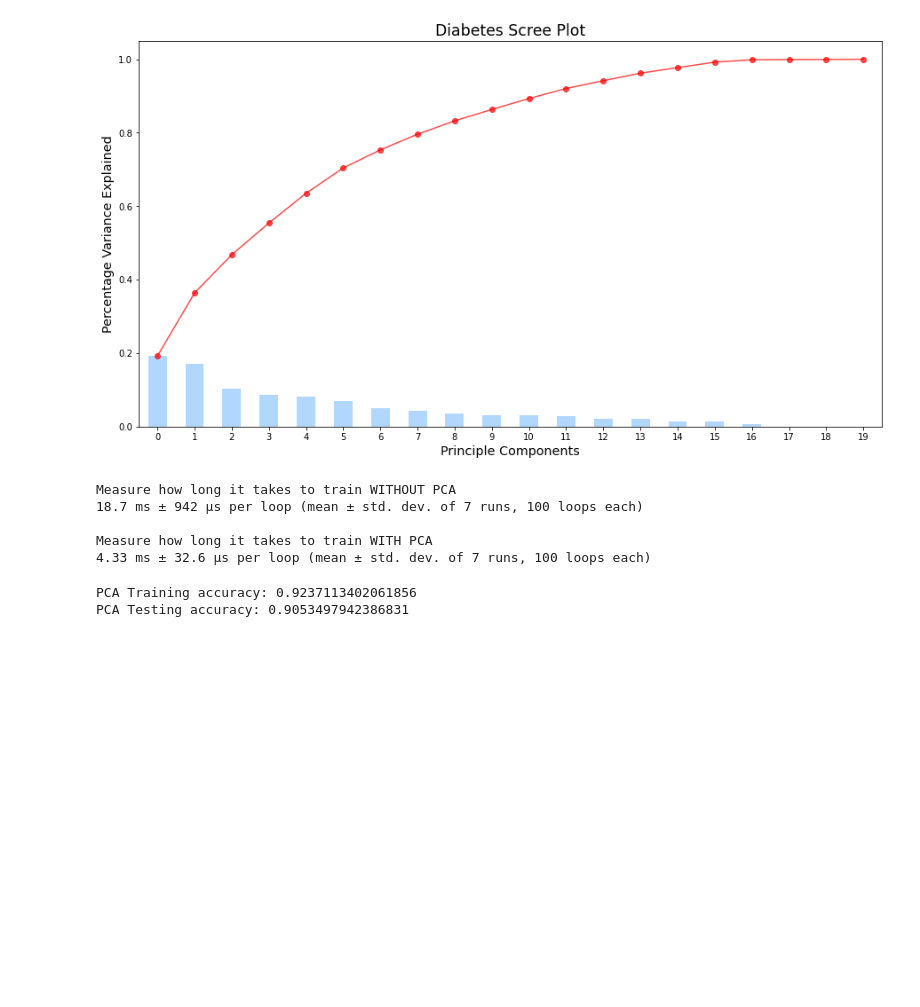
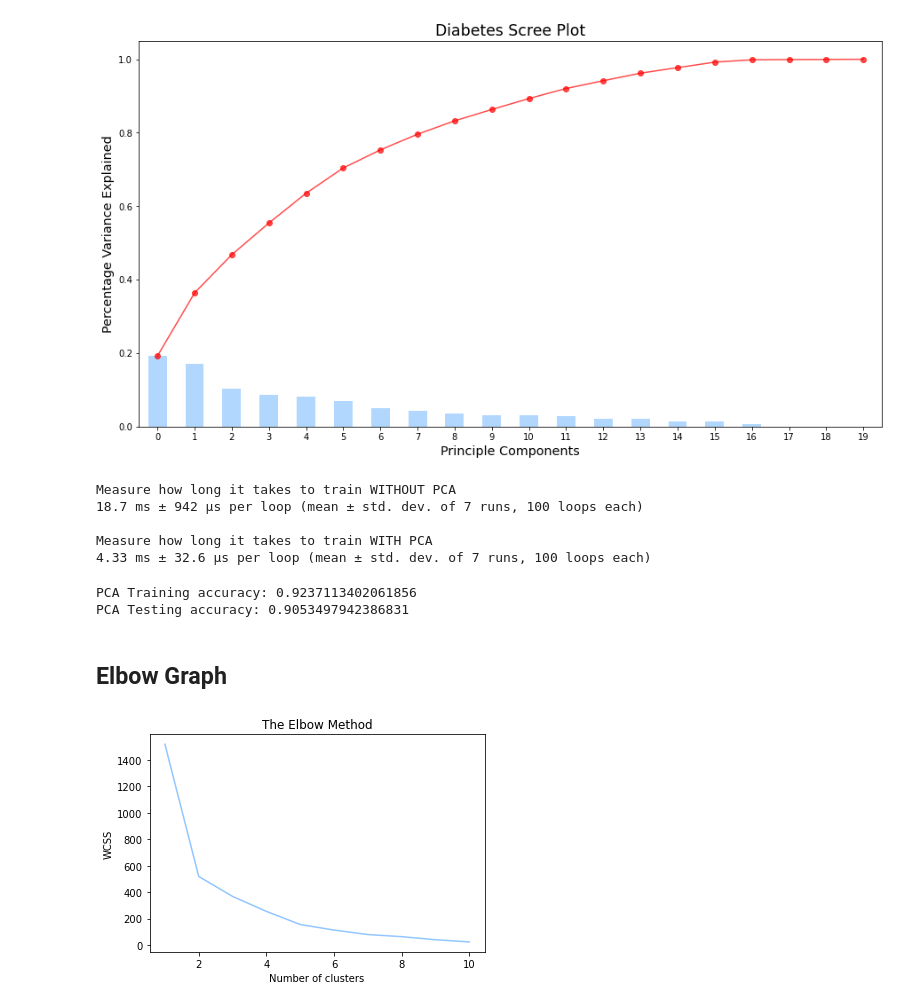
Before and after one commit to Hala-Alsouly/SDA-Capstone, a Jupyter notebook: Unsupervised ML.ipynb, the cells around one changed output. Cells and saved outputs as stored; diff of their text form; code cells hidden in the pictures; blank space fills up the shorter version.

```diff
--- a/Unsupervised ML.ipynb
+++ b/Unsupervised ML.ipynb
@@ -206,3 +212,28 @@ print('PCA Testing accuracy:', logreg.score(X_test_pca, y_test))
 # %% [output]
 PCA Training accuracy: 0.9237113402061856
 PCA Testing accuracy: 0.9053497942386831
+# %% [markdown]
+## Elbow Graph
+# %%
+# The elbow method depends on WCSS which stands for Within Cluster Sum of Squares
+
+wcss = []
+# Note: We are using K-mean++ to avoid the random initialization trap
+# Note: We are creating a plot of the WCSS for upto 10 clusters using the for loop
+# The measurement we are using is the inertia
+
+for i in range(1, 11):
+    kmeans = KMeans(n_clusters = i, init = 'k-means++', random_state = 123)
+    kmeans.fit(X)
+    wcss.append(kmeans.inertia_)
+
+plt.plot(range(1, 11), wcss)
+plt.title('The Elbow Method')
+plt.xlabel('Number of clusters')
+plt.ylabel('WCSS')
+plt.show()
+
+# From the plot we can see that the optimal number of clusters in 5
+# Note: This is also based on your judgment and your understanding of the dataset
+# %% [output]
+[figure, added]
```
Also changed, not shown: parts of 1 cell of this notebook.
